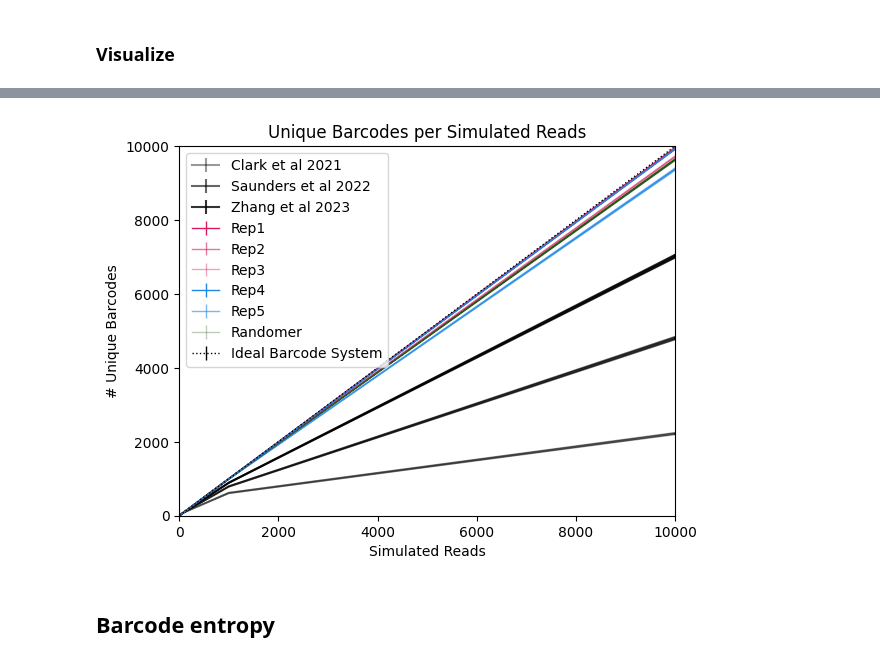
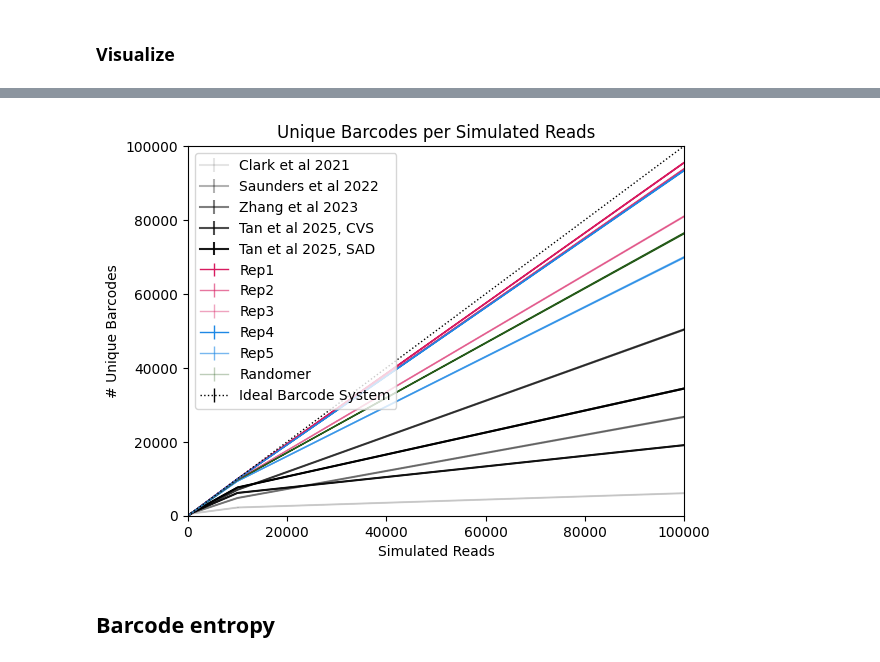
Before and after one commit to MEUrbanek/rabies_barcode_tech, a Jupyter notebook: scripts/04_barcode_diversity.ipynb, the cells around one changed output, grey strips where cells are left out. Drawn from its saved outputs; the diff is of its cells as text; code cells hidden in the pictures.

```diff
--- a/scripts/04_barcode_diversity.ipynb
+++ b/scripts/04_barcode_diversity.ipynb
@@ -20,6 +20,12 @@ Module and their versions used when generating figures for the paper can be foun
 This code was last amended by Maddie Urbanek on 12/12/2025
 # %% [markdown]
 ## Notebook set-up
+# %%
+#Font settings
+import matplotlib as mpl
+import matplotlib.pyplot as plt
+mpl.rcParams['pdf.fonttype'] = 42
+mpl.rcParams['ps.fonttype'] = 42
 # %%
 #Load in modules:
 import pandas as pd
@@ -1677,36 +1987,42 @@ reads
 # %%
 #Plot unique barcode per reads comparison
-plt.errorbar(reads['simulated_UMIs'],reads['Clark'], yerr=reads['Clark_devs'], color = 'black',label="Clark et al 2021",alpha=0.4)
-plt.errorbar(reads['simulated_UMIs'],reads['Saunders'], yerr=reads['Saunders_devs'], color = 'black',label="Saunders et al 2022",alpha=0.6)
-plt.errorbar(reads['simulated_UMIs'],reads['Zhang'], yerr=reads['Zhang_devs'], color = 'black',label="Zhang et al 2023",alpha=0.8)
+plt.errorbar(reads['simulated_UMIs'],reads['Clark'], yerr=reads['Clark_devs'], color = 'black',label="Clark et al 2021",alpha=0.1)
+plt.errorbar(reads['simulated_UMIs'],reads['Saunders'], yerr=reads['Saunders_devs'], color = 'black',label="Saunders et al 2022",alpha=0.3)
+plt.errorbar(reads['simulated_UMIs'],reads['Zhang'], yerr=reads['Zhang_devs'], color = 'black',label="Zhang et al 2023",alpha=0.5)
+plt.errorbar(reads['simulated_UMIs'],reads['Tan_CVS'], yerr=reads['Tan_CVS_devs'], color = 'black',label="Tan et al 2025, CVS",alpha=0.7)
+plt.errorbar(reads['simulated_UMIs'],reads['Tan_SAD'], yerr=reads['Tan_SAD_devs'], color = 'black',label="Tan et al 2025, SAD",alpha=0.9)
+
+
 
 plt.errorbar(reads['simulated_UMIs'],reads['Rep_1'], yerr=reads['Rep_1_devs'], color = '#d81b60',label="Rep1",linewidth=1)
 plt.errorbar(reads['simulated_UMIs'],reads['Rep_2'], yerr=reads['Rep_2_devs'], color = '#d81b60',label="Rep2",alpha=0.6,linewidth=1)
 plt.errorbar(reads['simulated_UMIs'],reads['Rep_3'], yerr=reads['Rep_3_devs'], color = '#d81b60',label="Rep3",alpha=0.4,linewidth=1)
 plt.errorbar(reads['simulated_UMIs'],reads['Rep_4'], yerr=reads['Rep_4_devs'], color = '#1E88E5',label="Rep4",linewidth=1)
 plt.errorbar(reads['simulated_UMIs'],reads['Rep_5'], yerr=reads['Rep_5_devs'], color = '#1E88E5',label="Rep5",alpha=0.6,linewidth=1)
 plt.errorbar(reads['simulated_UMIs'],reads['Randomer'], yerr=reads['Randomer_devs'], color = '#265B1A',label="Randomer",alpha=0.3,linewidth=1)
 plt.errorbar(reads['simulated_UMIs'],reads['Ideal'], yerr=reads['Ideal_devs'], color = 'black',label="Ideal Barcode System", fmt=":",linewidth=1)
 
 
-plt.fill_between(reads['simulated_UMIs'], reads['Zhang']-reads['Zhang_devs'], reads['Zhang']+reads['Zhang_devs'],color='black',alpha=0.8,linewidth=1)
-plt.fill_between(reads['simulated_UMIs'], reads['Clark']-reads['Clark_devs'], reads['Clark']+reads['Clark_devs'],color='black',alpha=0.4,linewidth=1)
-plt.fill_between(reads['simulated_UMIs'], reads['Saunders']-reads['Saunders_devs'], reads['Saunders']+reads['Saunders_devs'],color='black',alpha=0.6,linewidth=1)
+plt.fill_between(reads['simulated_UMIs'], reads['Zhang']-reads['Zhang_devs'], reads['Zhang']+reads['Zhang_devs'],color='black',alpha=0.5,linewidth=1)
+plt.fill_between(reads['simulated_UMIs'], reads['Clark']-reads['Clark_devs'], reads['Clark']+reads['Clark_devs'],color='black',alpha=0.1,linewidth=1)
+plt.fill_between(reads['simulated_UMIs'], reads['Saunders']-reads['Saunders_devs'], reads['Saunders']+reads['Saunders_devs'],color='black',alpha=0.3,linewidth=1)
+plt.fill_between(reads['simulated_UMIs'], reads['Tan_CVS']-reads['Tan_CVS_devs'], reads['Tan_CVS']+reads['Tan_CVS_devs'],color='black',alpha=0.7,linewidth=1)
+plt.fill_between(reads['simulated_UMIs'], reads['Tan_SAD']-reads['Tan_SAD_devs'], reads['Tan_SAD']+reads['Tan_SAD_devs'],color='black',alpha=0.9,linewidth=1)
 plt.fill_between(reads['simulated_UMIs'], reads['Rep_1']-reads['Rep_1_devs'], reads['Rep_1']+reads['Rep_1_devs'],color='#d81b60',linewidth=1)
 plt.fill_between(reads['simulated_UMIs'], reads['Rep_2']-reads['Rep_2_devs'], reads['Rep_2']+reads['Rep_2_devs'],color='#d81b60',alpha=0.6,linewidth=1)
 plt.fill_between(reads['simulated_UMIs'], reads['Rep_3']-reads['Rep_3_devs'], reads['Rep_3']+reads['Rep_3_devs'],color='#d81b60',alpha=0.4,linewidth=1)
 plt.fill_between(reads['simulated_UMIs'], reads['Rep_4']-reads['Rep_4_devs'], reads['Rep_4']+reads['Rep_4_devs'],color='#1E88E5',linewidth=1)
 plt.fill_between(reads['simulated_UMIs'], reads['Rep_5']-reads['Rep_5_devs'], reads['Rep_5']+reads['Rep_5_devs'],color='#1E88E5',alpha=0.6,linewidth=1)
 plt.fill_between(reads['simulated_UMIs'], reads['Randomer']-reads['Randomer_devs'], reads['Randomer']+reads['Randomer_devs'],color='#265B1A',linewidth=1)
 
 plt.ylabel("# Unique Barcodes")
 plt.xlabel("Simulated Reads")
 plt.title("Unique Barcodes per Simulated Reads")
 plt.legend()
 
-plt.axis([0, 10000, 0, 10000])
+plt.axis([0, 100000, 0, 100000])
 plt.draw()
-plt.savefig("../../figs/fig_1/10k_unique_barcode_simulation.pdf",bbox_inches='tight', format='pdf')
+plt.savefig("../../figs/fig_1/100k_unique_barcode_simulation.pdf",bbox_inches='tight', format='pdf')
 plt.show()
 # %% [output]
-[figure, old version]
+[figure, new version]
```
Also changed, not shown: parts of 27 cells of this notebook.
